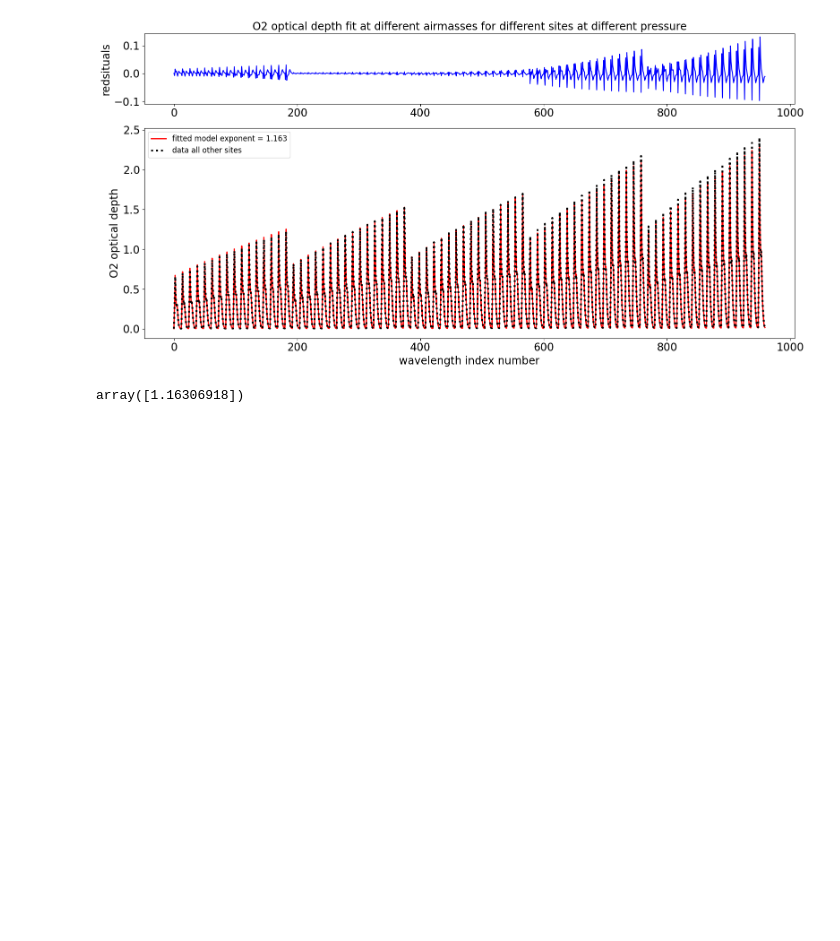
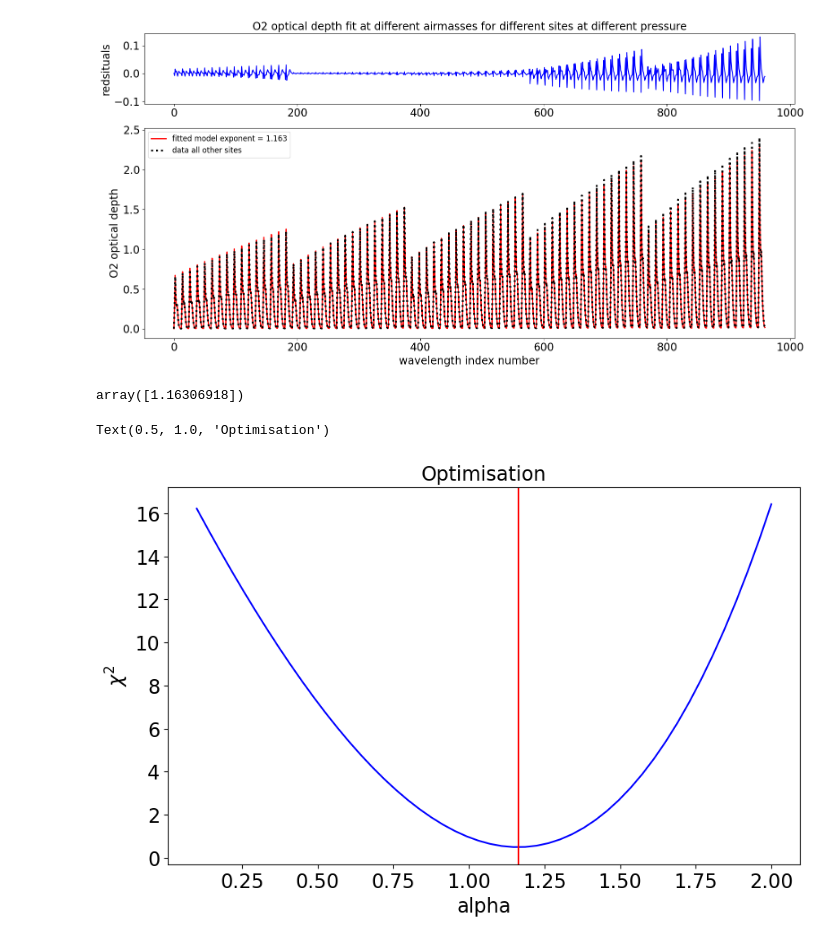
Before and after one commit to sylvielsstfr/AtmEmulator, a Jupyter notebook: docs/notebooks/atmpressemulator/fit_AtmPressEmulator.ipynb, the cells around one changed output. Cells and saved outputs as stored; diff of their text form; code cells hidden in the pictures; blank space fills up the shorter version.

```diff
--- a/docs/notebooks/atmpressemulator/fit_AtmPressEmulator.ipynb
+++ b/docs/notebooks/atmpressemulator/fit_AtmPressEmulator.ipynb
@@ -336,3 +331,24 @@ ax2.legend()
 popt
 # %% [output]
 array([1.16306918])
+# %%
+alphas = np.linspace(0.1,2.0,50)
+# %%
+x = alphas
+y = np.zeros(len(x))
+
+for idx,alpha in enumerate(alphas):
+    params = np.array([alpha])
+    model = fitter.func_pressuremodel(all_pressratio,params)
+    chi2 = np.sum((all_data_ods - model)**2)
+    y[idx] = chi2
+# %%
+fig, ax = plt.subplots(figsize=(10,6))
+ax.plot(x,y,"b-")
+ax.axvline(popt[0],color="r")
+ax.set_xlabel("alpha")
+ax.set_ylabel("$\chi^2$")
+ax.set_title("Optimisation")
+# %% [output]
+Text(0.5, 1.0, 'Optimisation')
+[figure, added]
```
Also changed, not shown: parts of 2 cells of this notebook, 1 other file.
